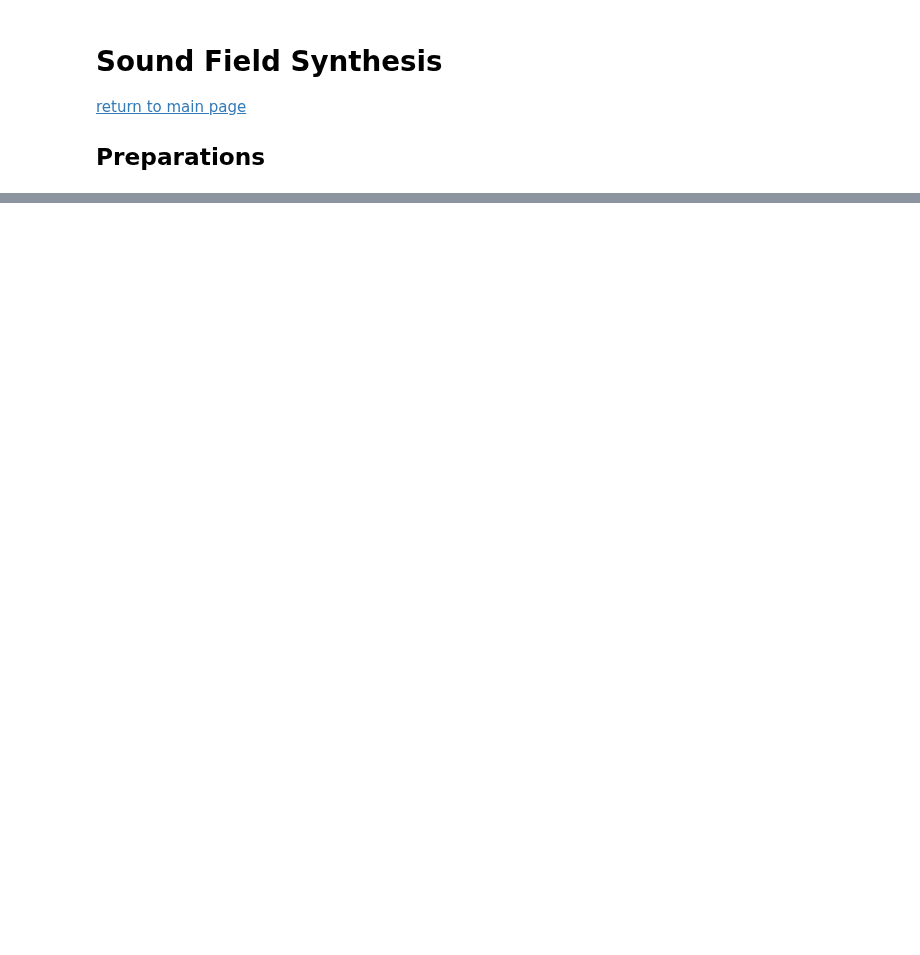
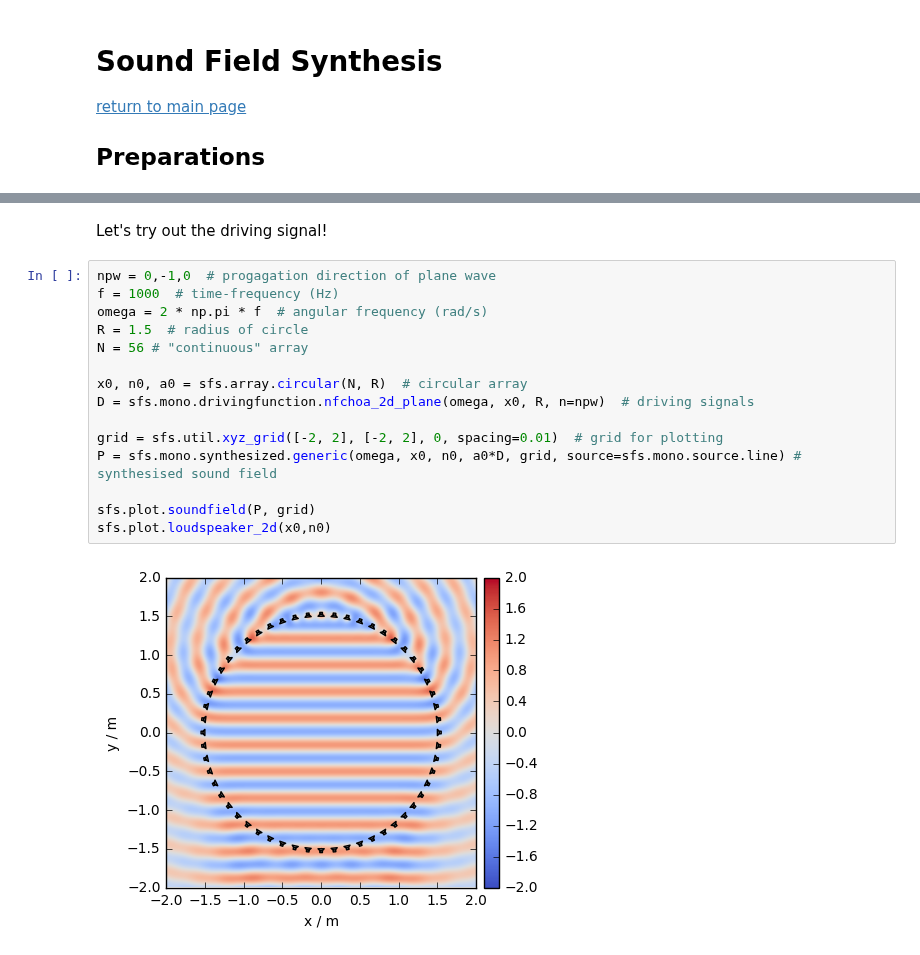
Before and after one commit to spatialaudio/selected-topics-in-audio-signal-processing-exercises, a Jupyter notebook: sound_field_synthesis.ipynb, the cells around one changed output, grey strips where cells are left out. Drawn from its saved outputs; the diff is of its cells as text; blank space fills up the shorter version.

Commit message:
add circular sfs

```diff
--- a/sound_field_synthesis.ipynb
+++ b/sound_field_synthesis.ipynb
@@ -159,3 +191,22 @@ In general, finding the basis function for a specific surface shape is challengi
+# %% [markdown]
+Let's try out the driving signal!
+# %%
+npw = 0,-1,0  # progagation direction of plane wave
+f = 1000  # time-frequency (Hz)
+omega = 2 * np.pi * f  # angular frequency (rad/s)
+R = 1.5  # radius of circle
+N = 56 # "continuous" array
+
+x0, n0, a0 = sfs.array.circular(N, R)  # circular array
+D = sfs.mono.drivingfunction.nfchoa_2d_plane(omega, x0, R, n=npw)  # driving signals
+
+grid = sfs.util.xyz_grid([-2, 2], [-2, 2], 0, spacing=0.01)  # grid for plotting
+P = sfs.mono.synthesized.generic(omega, x0, n0, a0*D, grid, source=sfs.mono.source.line) # synthesised sound field
+
+sfs.plot.soundfield(P, grid)
+sfs.plot.loudspeaker_2d(x0,n0)
+# %% [output]
+[figure, added]
 # %% [markdown]
 <p xmlns:dct="http://purl.org/dc/terms/">
   <a rel="license"
```
Also changed, not shown: parts of 4 cells of this notebook.
